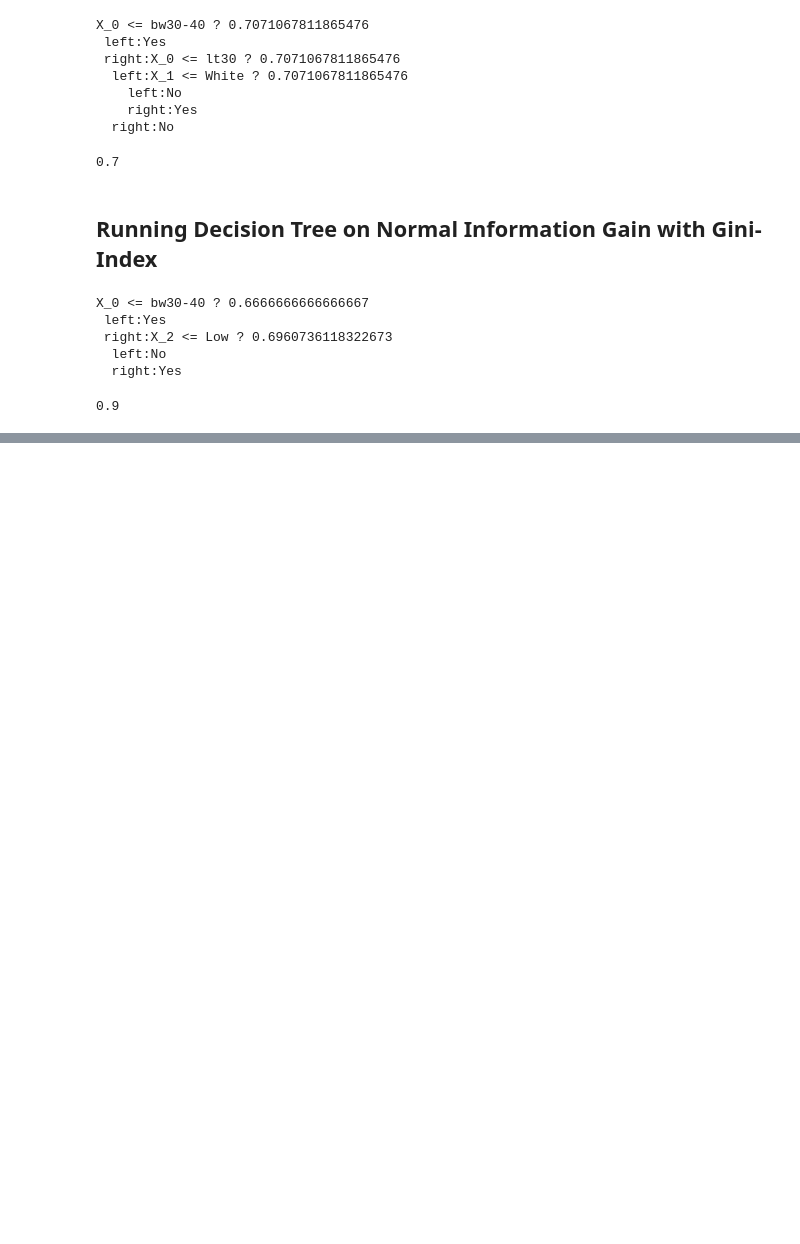
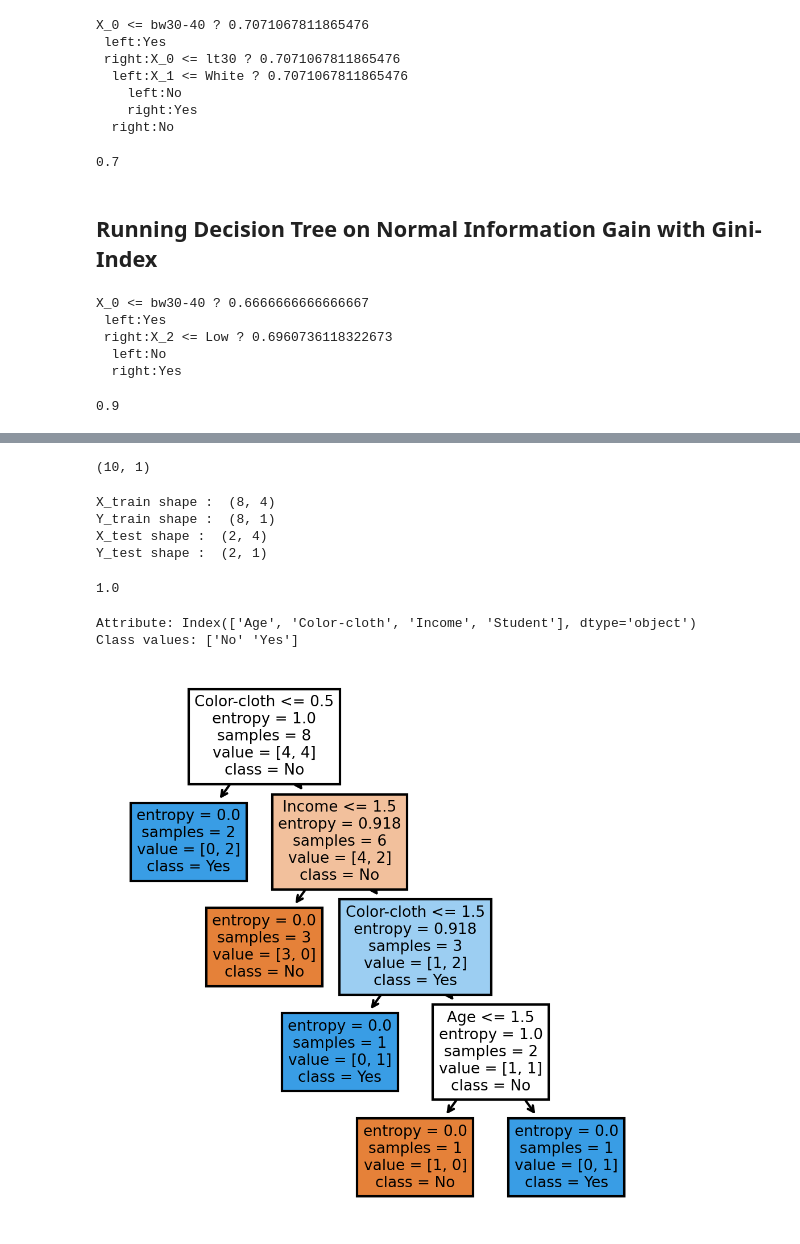
Before and after one commit to codlocker/EEE-598-Project, a Jupyter notebook: Decision_Tree_Custom_data/Decision_Tree_Custom.ipynb, the cells around one changed output, grey strips where cells are left out. Cells and saved outputs as stored; diff of their text form; code cells hidden in the pictures; blank space fills up the shorter version.

```diff
--- a/Decision_Tree_Custom_data/Decision_Tree_Custom.ipynb
+++ b/Decision_Tree_Custom_data/Decision_Tree_Custom.ipynb
@@ -449,0 +455,49 @@ accuracy_score(Y, Y_pred)
+# %%
+X = df_encoded.drop(columns=["Buy-Computer"])
+X.head()
+
+X = X.values
+# %%
+Y = df_encoded["Buy-Computer"]
+Y = Y.values.reshape(-1, 1)
+Y.shape
+# %% [output]
+(10, 1)
+# %%
+X_train, X_test, Y_train, Y_test = train_test_split(X, Y, test_size=0.2, random_state=42)
+
+print("X_train shape : ", X_train.shape)
+print("Y_train shape : ", Y_train.shape)
+print("X_test shape : ", X_test.shape)
+print("Y_test shape : ", Y_test.shape)
+# %% [output]
+X_train shape :  (8, 4)
+Y_train shape :  (8, 1)
+X_test shape :  (2, 4)
+Y_test shape :  (2, 1)
+# %%
+clf = tree.DecisionTreeClassifier(criterion="entropy")
+clf = clf.fit(X_train, Y_train)
+# %%
+Y_pred = clf.predict(X)
+accuracy_score(Y, Y_pred)
+# %% [output]
+1.0
+# %%
+fig, axes = plt.subplots(nrows = 1,ncols = 1,figsize = (4,4), dpi=300)
+
+attr_columns = columns[:-1]
+class_values = np.unique(df["Buy-Computer"].values)
+
+print("Attribute:", attr_columns)
+print("Class values:", class_values)
+
+tree.plot_tree(clf,
+           feature_names = attr_columns.values,
+           class_names=class_values,
+           filled = True)
+fig.savefig('Custom_Dataset_Tree.png')
+# %% [output]
+Attribute: Index(['Age', 'Color-cloth', 'Income', 'Student'], dtype='object')
+Class values: ['No' 'Yes']
+[figure, added]
```
Also changed, not shown: parts of 3 cells of this notebook, 2 other files.
